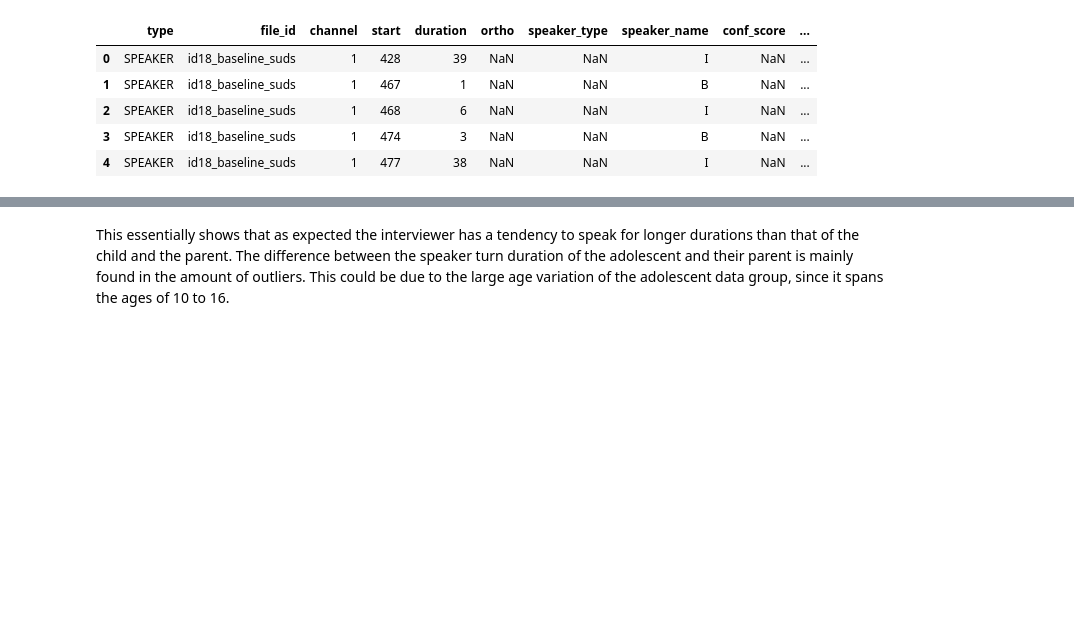
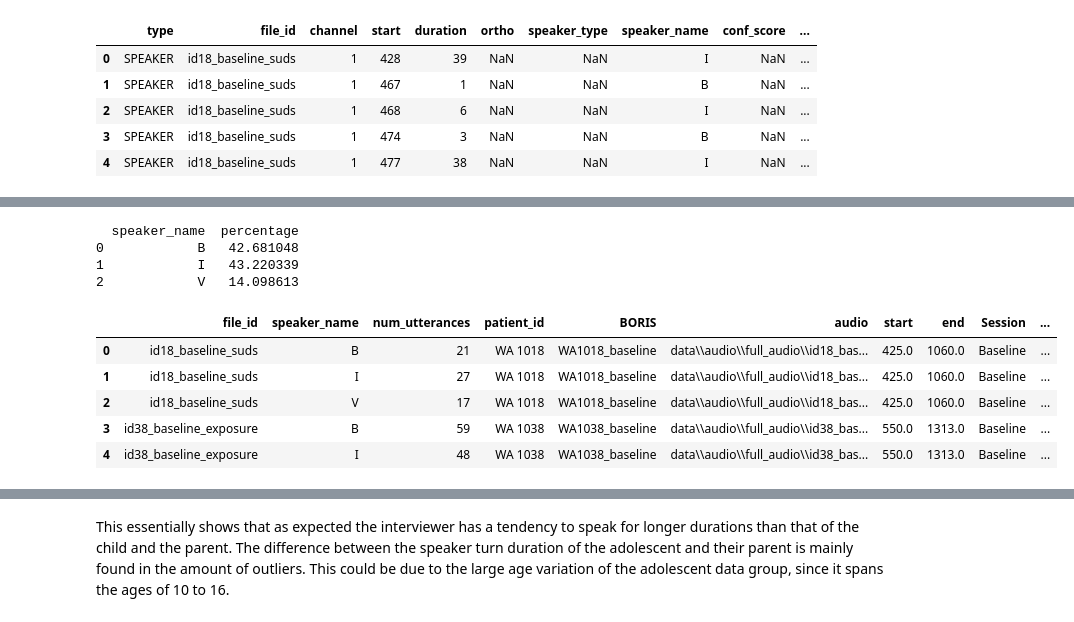
Before and after one commit to AmalieSommer/thesis_multi_speaker_asr, a Jupyter notebook: notebooks/wrist_angel_data_analysis.ipynb, the cells around one changed output, grey strips where cells are left out. Cells and saved outputs as stored; diff of their text form; code cells hidden in the pictures; blank space fills up the shorter version.

```diff
--- a/notebooks/wrist_angel_data_analysis.ipynb
+++ b/notebooks/wrist_angel_data_analysis.ipynb
@@ -105,0 +303,21 @@ df.head()
+# %%
+label_percentages = label_counts.groupby('speaker_name')['num_utterances'].sum().pipe(lambda x: x / x.sum() * 100).reset_index(name='percentage')
+print(label_percentages)
+# %% [output]
+  speaker_name  percentage
+0            B   42.681048
+1            I   43.220339
+2            V   14.098613
+# %%
+metadata_df = pd.read_csv('../data/wrist_angel_metadata.csv')
+metadata_df.rename(columns={'audio_id': 'file_id'}, inplace=True)
+label_counts_df = pd.DataFrame(label_counts)
+df_merged = label_counts_df.merge(metadata_df, on='file_id', how='outer')
+df_merged.head()
+# %% [output]
+|  | file_id | speaker_name | num_utterances | patient_id | BORIS | audio | start | end | Session | ... |
+| 0 | id18_baseline_suds | B | 21 | WA 1018 | WA1018_baseline | data\\audio\\full_audio\\id18_bas... | 425.0 | 1060.0 | Baseline | ... |
+| 1 | id18_baseline_suds | I | 27 | WA 1018 | WA1018_baseline | data\\audio\\full_audio\\id18_bas... | 425.0 | 1060.0 | Baseline | ... |
+| 2 | id18_baseline_suds | V | 17 | WA 1018 | WA1018_baseline | data\\audio\\full_audio\\id18_bas... | 425.0 | 1060.0 | Baseline | ... |
+| 3 | id38_baseline_exposure | B | 59 | WA 1038 | WA1038_baseline | data\\audio\\full_audio\\id38_bas... | 550.0 | 1313.0 | Baseline | ... |
+| 4 | id38_baseline_exposure | I | 48 | WA 1038 | WA1038_baseline | data\\audio\\full_audio\\id38_bas... | 550.0 | 1313.0 | Baseline | ... |
```
Also changed, not shown: parts of 31 cells of this notebook, 12 other files.
